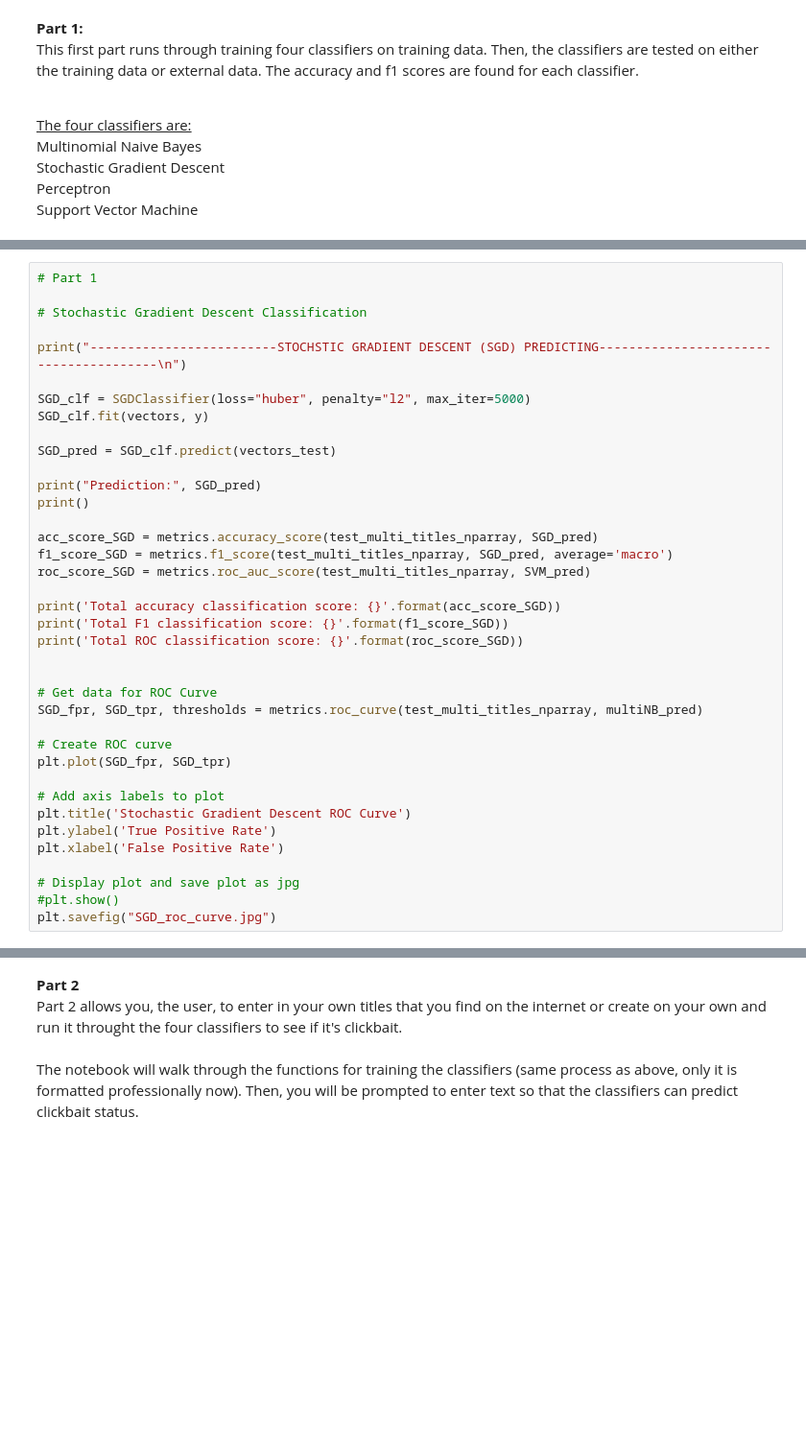
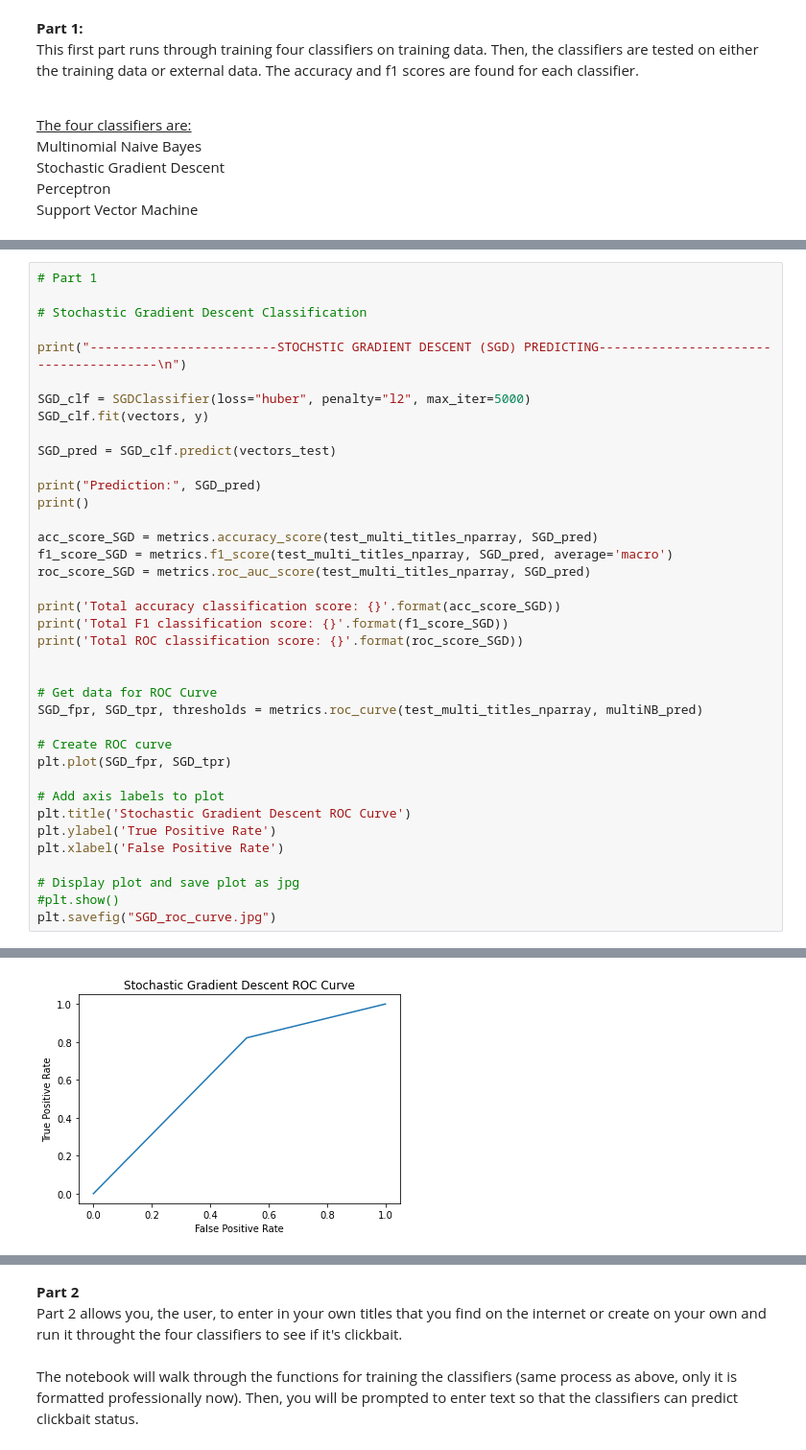
Before and after one commit to mbiegel1/clickbait_detection_mbiegel1, a Jupyter notebook: clickbait_detection.ipynb, the cells around one changed output, grey strips where cells are left out. Shown at 96% size. Cells and saved outputs as stored; diff of their text form; blank space fills up the shorter version.

```diff
--- a/clickbait_detection.ipynb
+++ b/clickbait_detection.ipynb
@@ -149,7 +172,7 @@ print()
 
 acc_score_SGD = metrics.accuracy_score(test_multi_titles_nparray, SGD_pred)
 f1_score_SGD = metrics.f1_score(test_multi_titles_nparray, SGD_pred, average='macro')
-roc_score_SGD = metrics.roc_auc_score(test_multi_titles_nparray, SVM_pred)
+roc_score_SGD = metrics.roc_auc_score(test_multi_titles_nparray, SGD_pred)
 
 print('Total accuracy classification score: {}'.format(acc_score_SGD))
 print('Total F1 classification score: {}'.format(f1_score_SGD))
@@ -170,3 +193,4 @@ plt.xlabel('False Positive Rate')
 # Display plot and save plot as jpg
 #plt.show()
 plt.savefig("SGD_roc_curve.jpg")
+# %% [output]
@@ -173,3 +209,4 @@ plt.savefig("SGD_roc_curve.jpg")
+[figure, added]
 # %%
 # Part 1
 
```
Also changed, not shown: parts of 9 cells of this notebook.
